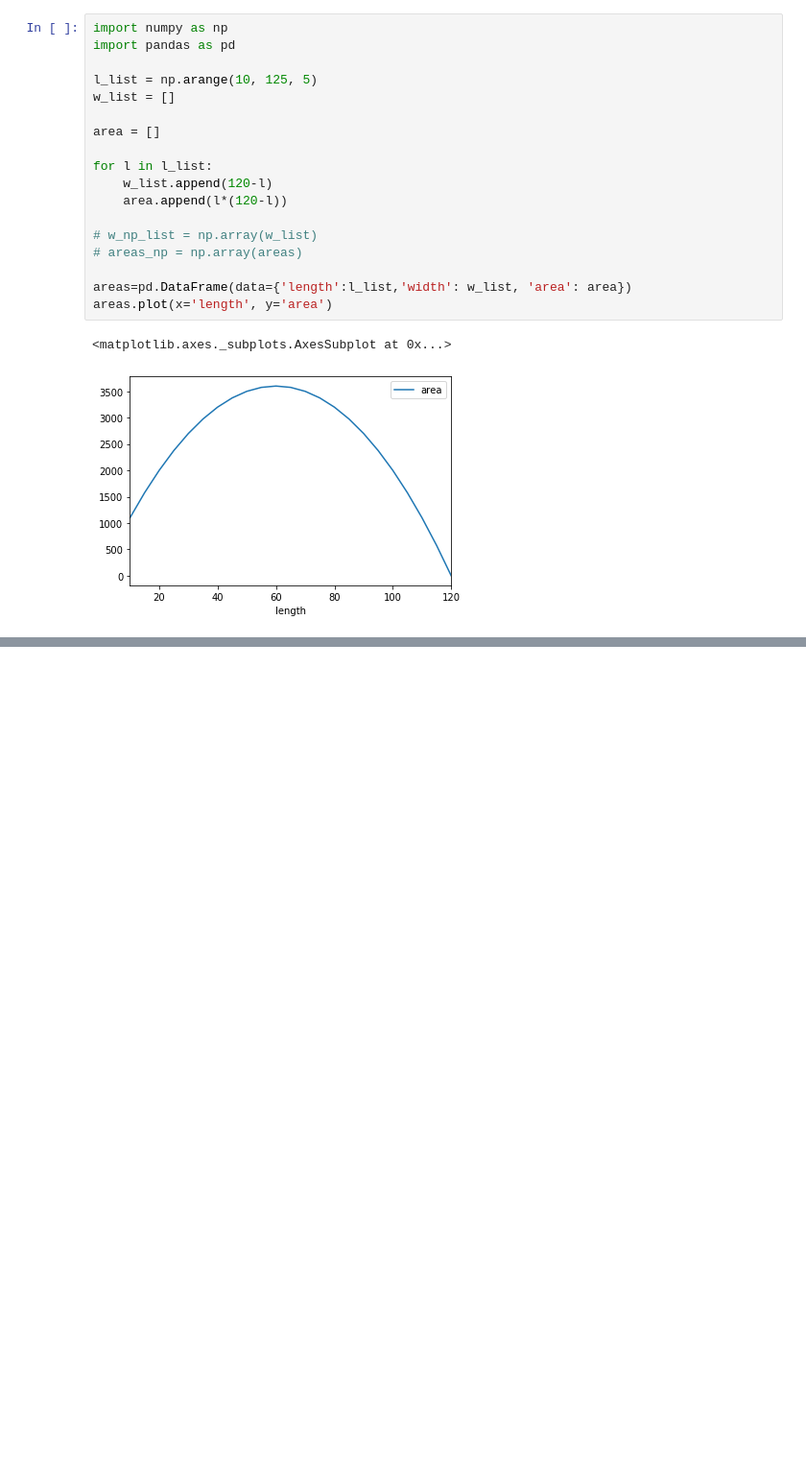
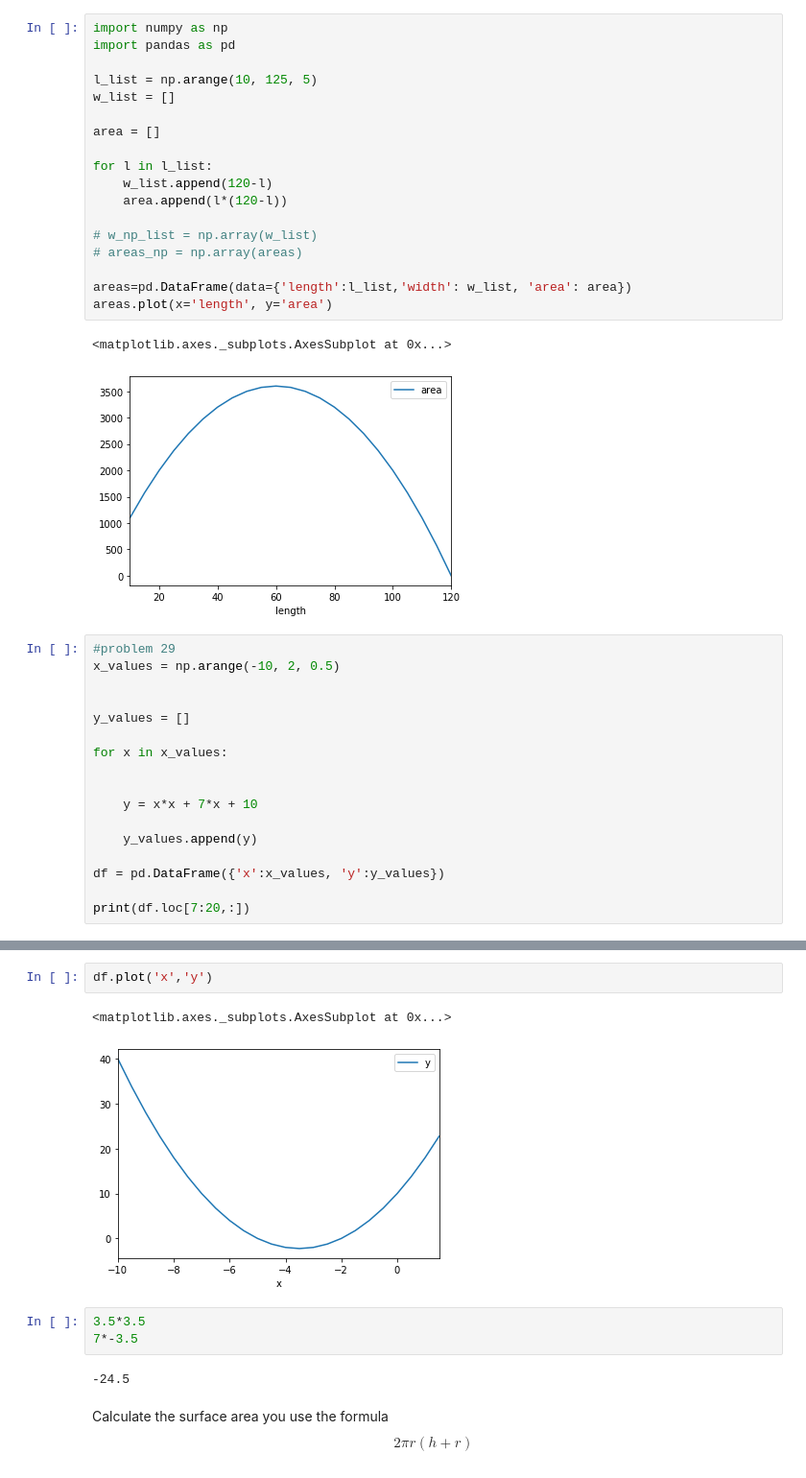
Before and after one commit to michaelreinhard/Math_Notes, a Jupyter notebook: math_notes.ipynb, the cells around one changed output, grey strips where cells are left out. Shown at 96% size. Cells and saved outputs as stored; diff of their text form; blank space fills up the shorter version.

Commit message:
added graphs for Max's lesson

```diff
--- a/math_notes.ipynb
+++ b/math_notes.ipynb
@@ -111,3 +111,20 @@ areas.plot(x='length', y='area')
 # %% [output]
 <matplotlib.axes._subplots.AxesSubplot at 0x...>
 [figure]
+# %%
+#problem 29
+x_values = np.arange(-10, 2, 0.5)
+
+
+y_values = []
+
+for x in x_values:
+
+
+    y = x*x + 7*x + 10
+
+    y_values.append(y)
+
+df = pd.DataFrame({'x':x_values, 'y':y_values})
+
+print(df.loc[7:20,:])
@@ -113,0 +147,12 @@ areas.plot(x='length', y='area')
+# %%
+df.plot('x','y')
+# %% [output]
+<matplotlib.axes._subplots.AxesSubplot at 0x...>
+[figure, added]
+# %%
+3.5*3.5
+7*-3.5
+# %% [output]
+-24.5
+# %% [markdown]
+Calculate the surface area you use the formula $$2 \pi r (h+r)$$
```
Also changed, not shown: parts of 5 cells of this notebook.
